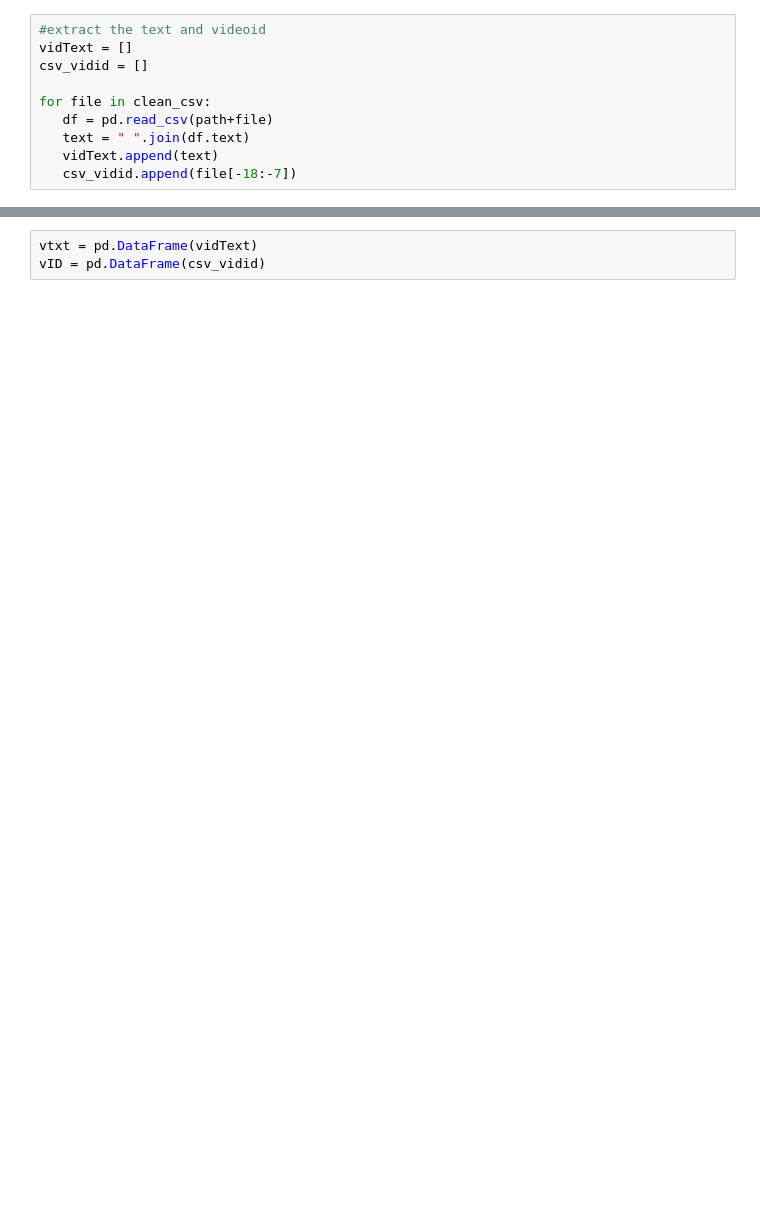
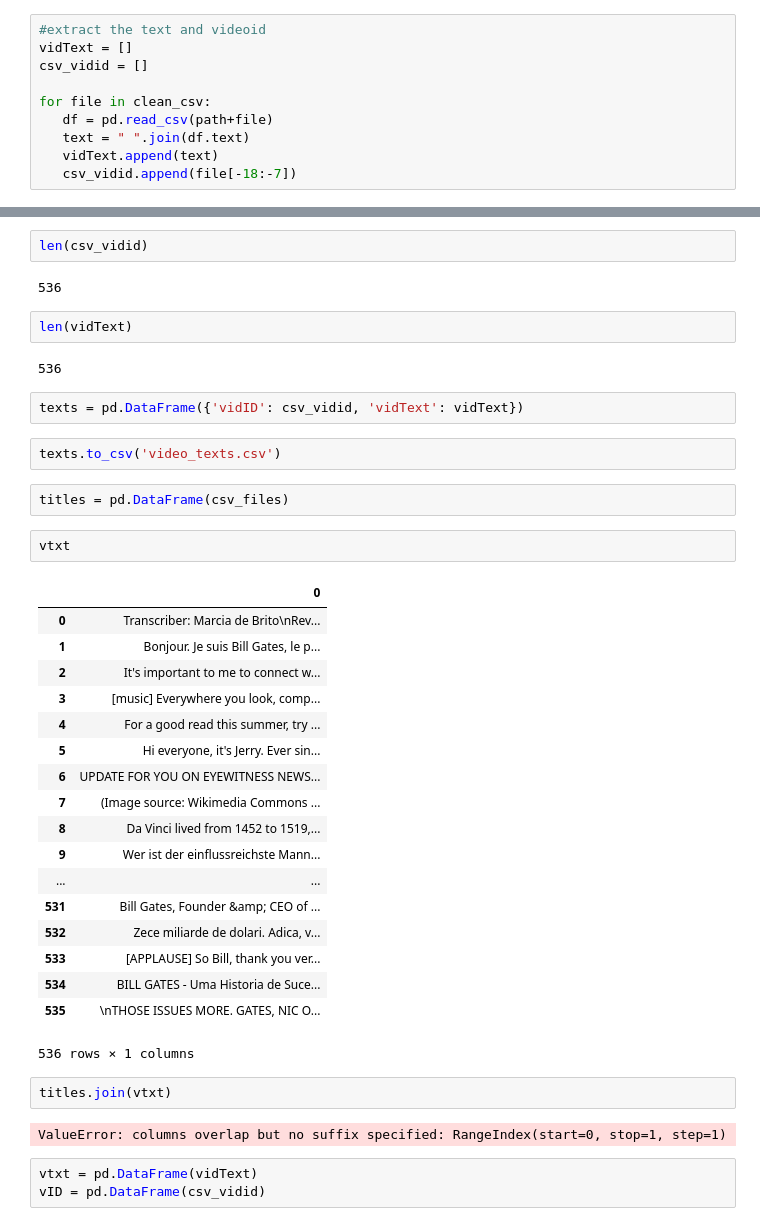
Before and after one commit to Projekt-Textanalyse/DataRetrieval, a Jupyter notebook: Video_Captions.ipynb, the cells around one changed output, grey strips where cells are left out. Drawn from its saved outputs; the diff is of its cells as text; blank space fills up the shorter version.

Commit message:
all texts

```diff
--- a/Video_Captions.ipynb
+++ b/Video_Captions.ipynb
@@ -189,3 +301,42 @@ for file in clean_csv:
+# %%
+len(csv_vidid)
+# %% [output]
+536
+# %%
+len(vidText)
+# %% [output]
+536
+# %%
+texts = pd.DataFrame({'vidID': csv_vidid, 'vidText': vidText})
+# %%
+texts.to_csv('video_texts.csv')
+# %%
+titles = pd.DataFrame(csv_files)
+# %%
+vtxt
+# %% [output]
+|  | 0 |
+| 0 | Transcriber: Marcia de Brito\nRev... |
+| 1 | Bonjour. Je suis Bill Gates, le p... |
+| 2 | It's important to me to connect w... |
+| 3 | [music] Everywhere you look, comp... |
+| 4 | For a good read this summer, try ... |
+| 5 | Hi everyone, it's Jerry. Ever sin... |
+| 6 | UPDATE FOR YOU ON EYEWITNESS NEWS... |
+| 7 | (Image source: Wikimedia Commons ... |
+| 8 | Da Vinci lived from 1452 to 1519,... |
+| 9 | Wer ist der einflussreichste Mann... |
+| ... | ... |
+| 531 | Bill Gates, Founder &amp; CEO of ... |
+| 532 | Zece miliarde de dolari. Adica, v... |
+| 533 | [APPLAUSE] So Bill, thank you ver... |
+| 534 | BILL GATES - Uma Historia de Suce... |
+| 535 | \nTHOSE ISSUES MORE. GATES, NIC O... |
+536 rows × 1 columns
+# %%
+titles.join(vtxt)
+# %% [output]
+ValueError: columns overlap but no suffix specified: RangeIndex(start=0, stop=1, step=1)
 # %%
 vtxt = pd.DataFrame(vidText)
 vID = pd.DataFrame(csv_vidid)
```
Also changed, not shown: parts of 25 cells of this notebook, 55 other files.
